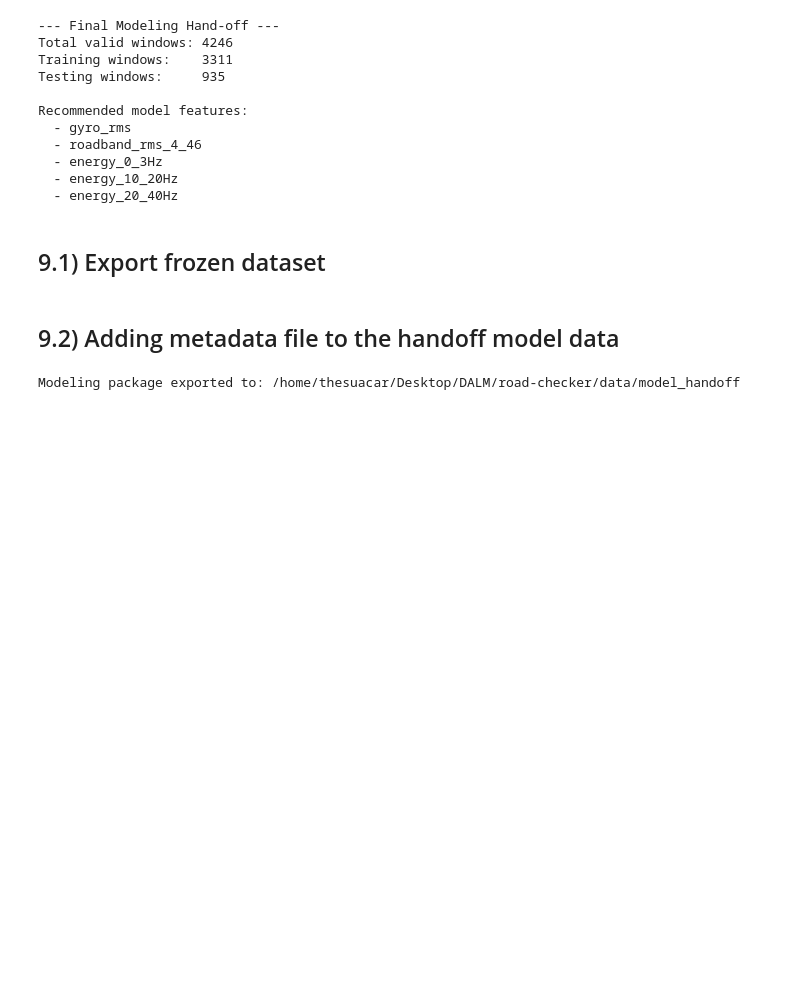
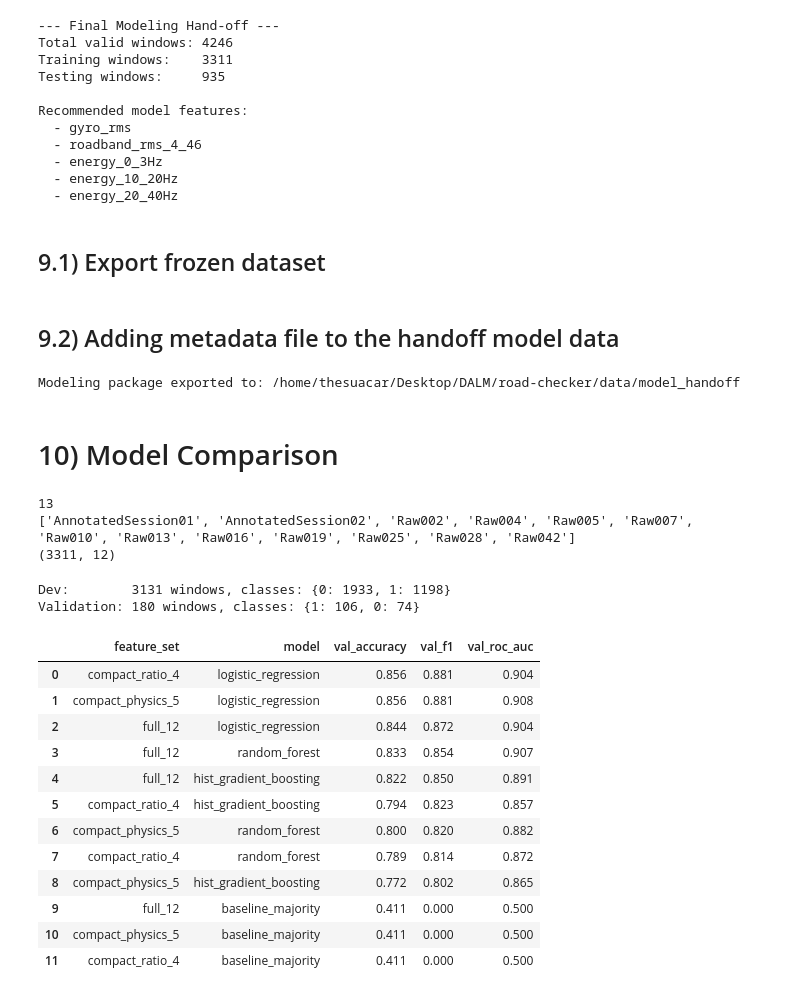
Before and after one commit to thesuacar/road-checker, a Jupyter notebook: notebook.ipynb, the cells around one changed output. Saved outputs shown, nothing was run; the diff lists cells and outputs as text; code cells hidden in the pictures; blank space fills up the shorter version.

Commit message:
initial model comparison

```diff
--- a/notebook.ipynb
+++ b/notebook.ipynb
@@ -2080,3 +2183,82 @@ print(
 )
 # %% [output]
 Modeling package exported to: /home/thesuacar/Desktop/DALM/road-checker/data/model_handoff
+# %% [markdown]
+# 10) Model Comparison
+# %%
+print(groups_train.nunique())
+print(sorted(groups_train.unique()))
+print(X_train_full.shape)
+# %% [output]
+13
+['AnnotatedSession01', 'AnnotatedSession02', 'Raw002', 'Raw004', 'Raw005', 'Raw007', 'Raw010', 'Raw013', 'Raw016', 'Raw019', 'Raw025', 'Raw028', 'Raw042']
+(3311, 12)
+# %%
+# ------------------------------------------------------------
+# Manual train/validation split (replaces GroupKFold/StratifiedGroupKFold)
+# ------------------------------------------------------------
+# Pull recording_id via the SAME train_mask used to build X_train_full/y_train,
+# so indices are guaranteed to line up.
+train_recording_ids = features_df.loc[train_mask, 'recording_id']
+
+# Pick validation recordings by hand so both terrains are guaranteed present.
+val_recordings = ['Raw013', 'Raw016']  # Smooth, Bumpy — swap if these aren't real IDs
+
+val_mask = train_recording_ids.isin(val_recordings)
+
+assert val_mask.sum() > 0, "No matching recordings found — check val_recordings spelling"
+
+# Safety check: confirm these aren't part of a merged annotated-session group
+# (would mean leaking part of the same continuous ride across the split)
+assert not groups_train[val_mask].isin(['AnnotatedSession01', 'AnnotatedSession02']).any(), \
+    "Validation recordings overlap a merged annotated session — pick different ones."
+
+X_dev = X_train_full[~val_mask]
+y_dev = y_train[~val_mask]
+X_val = X_train_full[val_mask]
+y_val = y_train[val_mask]
+
+print(f"Dev:        {X_dev.shape[0]} windows, classes: {y_dev.value_counts().to_dict()}")
+print(f"Validation: {X_val.shape[0]} windows, classes: {y_val.value_counts().to_dict()}")
+
+# ------------------------------------------------------------
+# Fit each (feature set, model) combination once, score once
+# ------------------------------------------------------------
+from sklearn.metrics import accuracy_score, f1_score, roc_auc_score
+
+val_results = []
+
+for fs_name, cols in model_feature_sets.items():
+    for model_name, pipeline in candidate_models.items():
+
+        pipeline.fit(X_dev[cols], y_dev)
+
+        preds = pipeline.predict(X_val[cols])
+        proba = pipeline.predict_proba(X_val[cols])[:, 1]
+
+        val_results.append({
+            'feature_set': fs_name,
+            'model': model_name,
+            'val_accuracy': accuracy_score(y_val, preds),
+            'val_f1': f1_score(y_val, preds),
+            'val_roc_auc': roc_auc_score(y_val, proba),
+        })
+
+val_results_df = pd.DataFrame(val_results).sort_values('val_f1', ascending=False).reset_index(drop=True)
+display(val_results_df.round(3))
+# %% [output]
+Dev:        3131 windows, classes: {0: 1933, 1: 1198}
+Validation: 180 windows, classes: {1: 106, 0: 74}
+|  | feature_set | model | val_accuracy | val_f1 | val_roc_auc |
+| 0 | compact_ratio_4 | logistic_regression | 0.856 | 0.881 | 0.904 |
+| 1 | compact_physics_5 | logistic_regression | 0.856 | 0.881 | 0.908 |
+| 2 | full_12 | logistic_regression | 0.844 | 0.872 | 0.904 |
+| 3 | full_12 | random_forest | 0.833 | 0.854 | 0.907 |
+| 4 | full_12 | hist_gradient_boosting | 0.822 | 0.850 | 0.891 |
+| 5 | compact_ratio_4 | hist_gradient_boosting | 0.794 | 0.823 | 0.857 |
+| 6 | compact_physics_5 | random_forest | 0.800 | 0.820 | 0.882 |
+| 7 | compact_ratio_4 | random_forest | 0.789 | 0.814 | 0.872 |
+| 8 | compact_physics_5 | hist_gradient_boosting | 0.772 | 0.802 | 0.865 |
+| 9 | full_12 | baseline_majority | 0.411 | 0.000 | 0.500 |
+| 10 | compact_physics_5 | baseline_majority | 0.411 | 0.000 | 0.500 |
+| 11 | compact_ratio_4 | baseline_majority | 0.411 | 0.000 | 0.500 |
```
Also changed, not shown: parts of 4 cells of this notebook.
